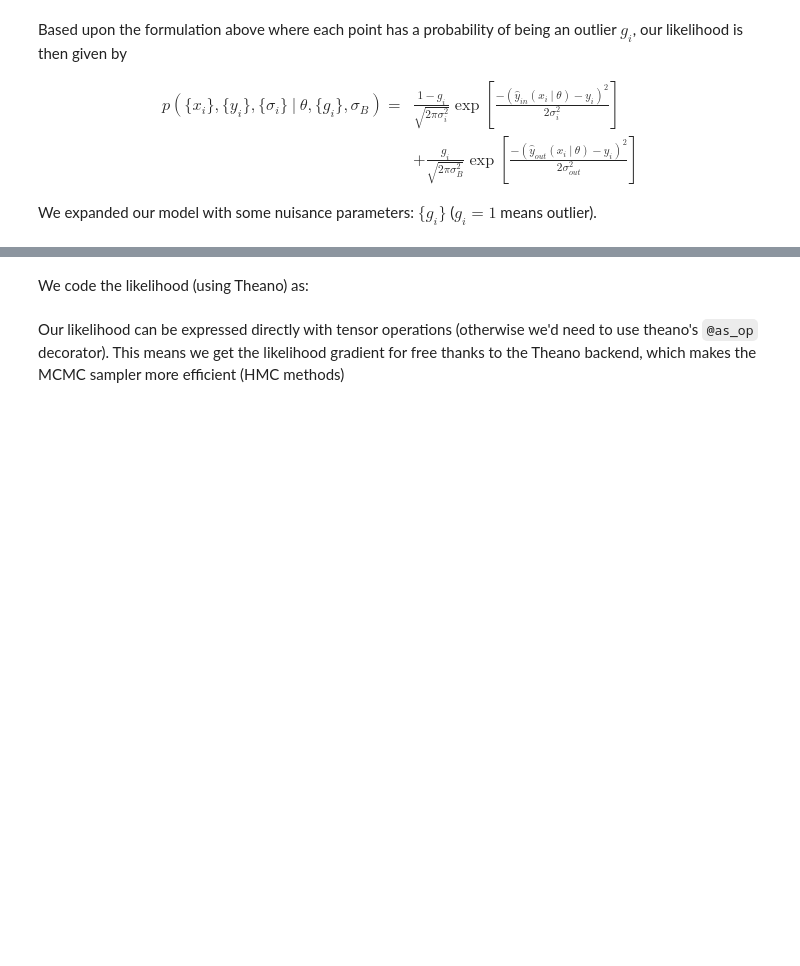
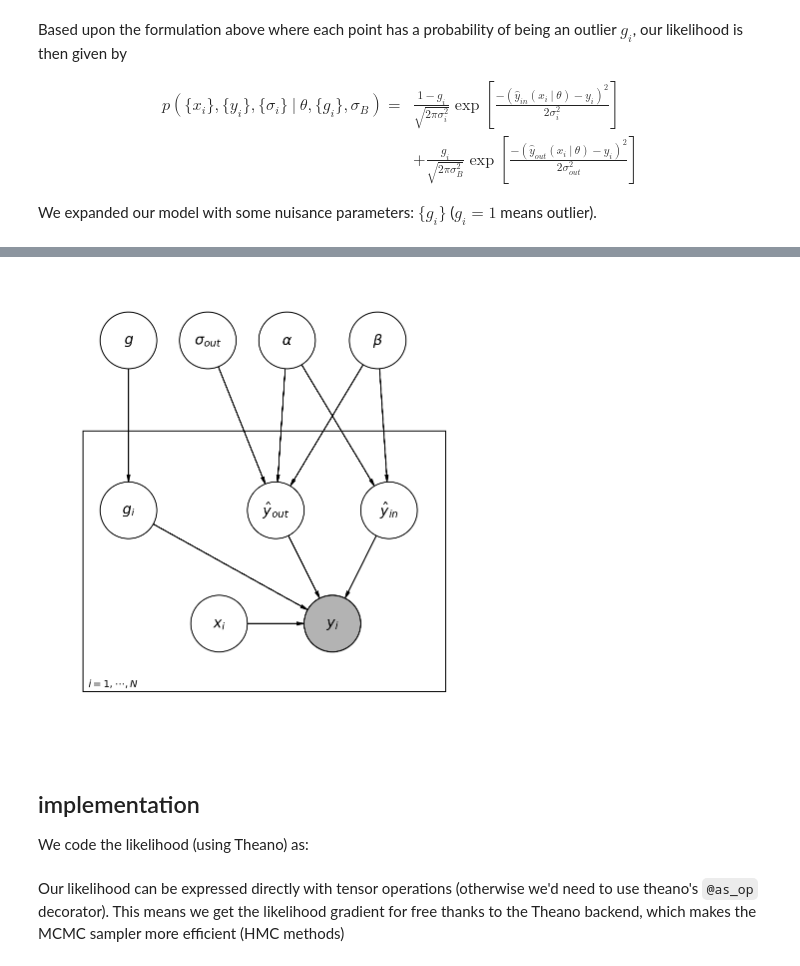
Before and after one commit to mfouesneau/HGSFP, a Jupyter notebook: straighlinefit.ipynb, the cells around one changed output, grey strips where cells are left out. Drawn from its saved outputs; the diff is of its cells as text; code cells hidden in the pictures; blank space fills up the shorter version.

```diff
--- a/straighlinefit.ipynb
+++ b/straighlinefit.ipynb
@@ -637,4 +643,47 @@ We expanded our model with some nuisance parameters: $\{g_i\}$ ($g_i = 1$ means
+# %%
+import daft
+
+# Instantiate the PGM.
+pgm = daft.PGM([4, 4], origin=[-0.5, -0.0], grid_unit=4,
+               node_unit=2, label_params=dict(fontsize='x-large'))
+
+# Hierarchical parameters.
+pgm.add_node(daft.Node("sout", r"$\sigma_{out}$", 0.9, 3.5, fixed=False))
+pgm.add_node(daft.Node("g", r"$g$", 0.2, 3.5, fixed=False))
+pgm.add_node(daft.Node("beta", r"$\beta$", 2.4, 3.5))
+pgm.add_node(daft.Node("alpha", r"$\alpha$", 1.6, 3.5))
+
+# Latent variable.
+pgm.add_node(daft.Node("x", r"$x_i$", 1, 1))
+pgm.add_node(daft.Node("gn", r"$g_i$", 0.2, 2, observed=False))
+pgm.add_node(daft.Node("yin", r"$\hat{y}_{in}$", 2.5, 2, observed=False))
+pgm.add_node(daft.Node("yout", r"$\hat{y}_{out}$", 1.5, 2, observed=False))
+
+# Data.
+pgm.add_node(daft.Node("y", r"$y_i$", 2, 1, observed=True))
+
+# And a plate.
+pgm.add_plate(daft.Plate([-0.2, 0.5, 3.2, 2.2],
+                         label=r"$i = 1, \cdots, N$", shift=-0.1))
+
+# add relations
+pgm.add_edge("x", "y")
+pgm.add_edge("alpha", "yin")
+pgm.add_edge("beta", "yin")
+pgm.add_edge("alpha", "yout")
+pgm.add_edge("beta", "yout")
+pgm.add_edge("sout", "yout")
+pgm.add_edge("g", "gn")
+pgm.add_edge("gn", "y")
+pgm.add_edge("yin", "y")
+pgm.add_edge("yout", "y")
+
+pgm.render();
+# %% [output]
+[figure, added]
 # %% [markdown]
+## implementation
+
 We code the likelihood (using Theano) as:
 # %%
 def logp_signoise(yobs, is_outlier, ypred_in, sigma_y_in, ypred_out, sigma_y_out):
```
Also changed, not shown: parts of 14 cells of this notebook.
